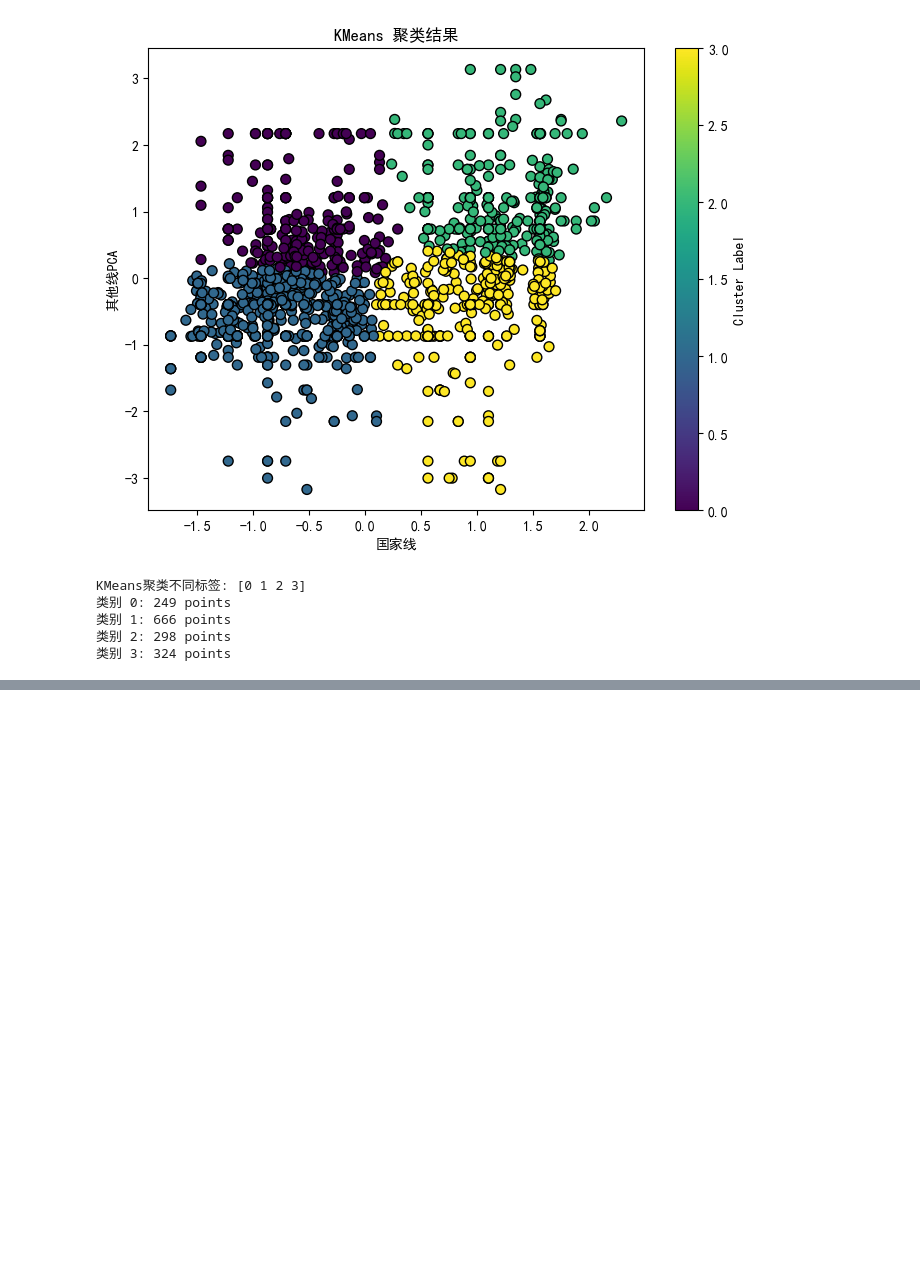
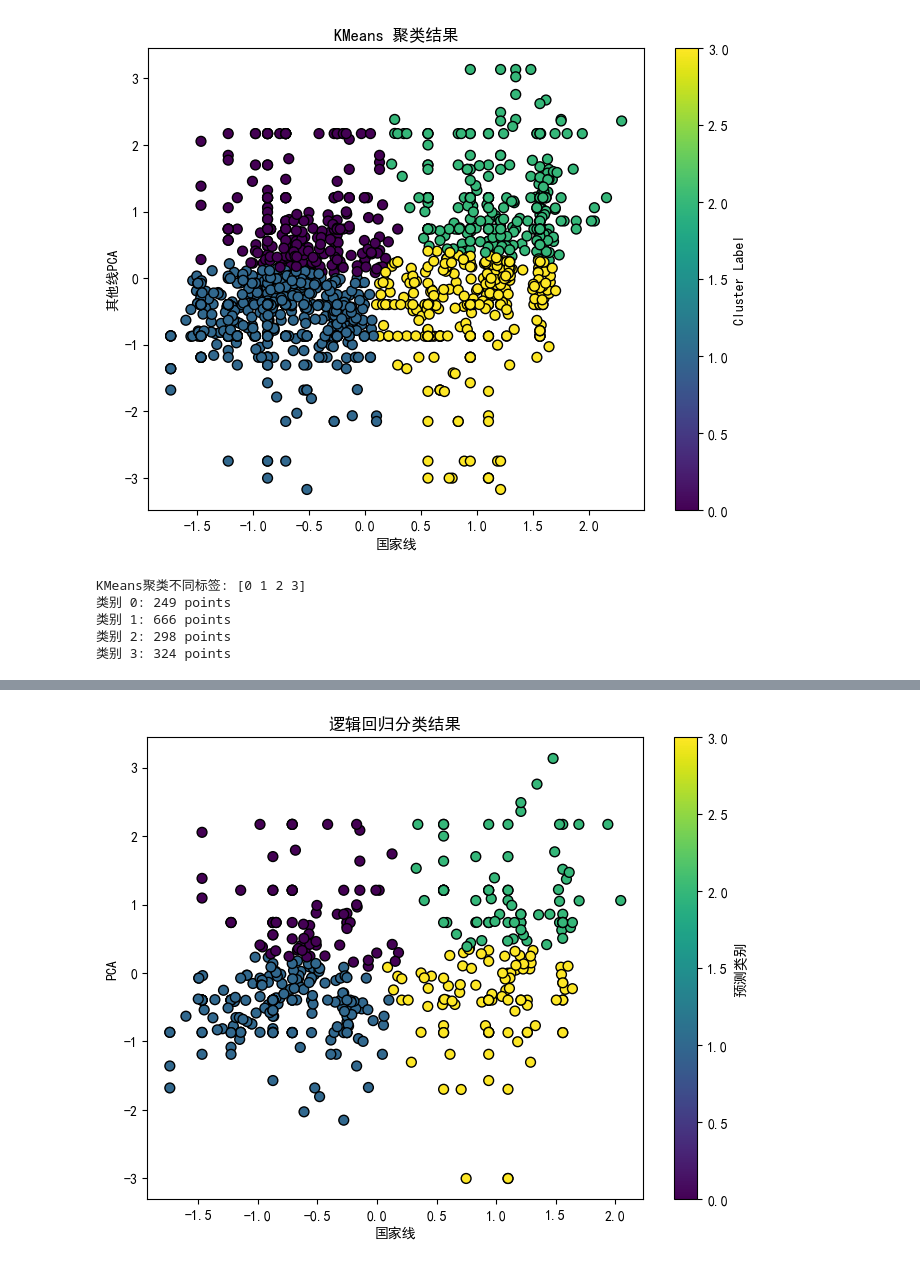
Before and after one commit to rainbowyuyu/dm_design, a Jupyter notebook: data_show.ipynb, the cells around one changed output, grey strips where cells are left out. Cells and saved outputs as stored; diff of their text form; code cells hidden in the pictures; blank space fills up the shorter version.

```diff
--- a/data_show.ipynb
+++ b/data_show.ipynb
@@ -374,0 +463,11 @@ KMeans聚类不同标签: [0 1 2 3]
+# %%
+# 可视化分类结果
+plt.figure(figsize=(8, 6))
+plt.scatter(X_test[:, 0], X_test[:, 1], c=y_pred, cmap='viridis', edgecolor='k', s=50)
+plt.title('逻辑回归分类结果')
+plt.xlabel('国家线')
+plt.ylabel('PCA')
+plt.colorbar(label='预测类别')
+plt.show()
+# %% [output]
+[figure, added]
```
Also changed, not shown: parts of 6 cells of this notebook, 1 other file.
